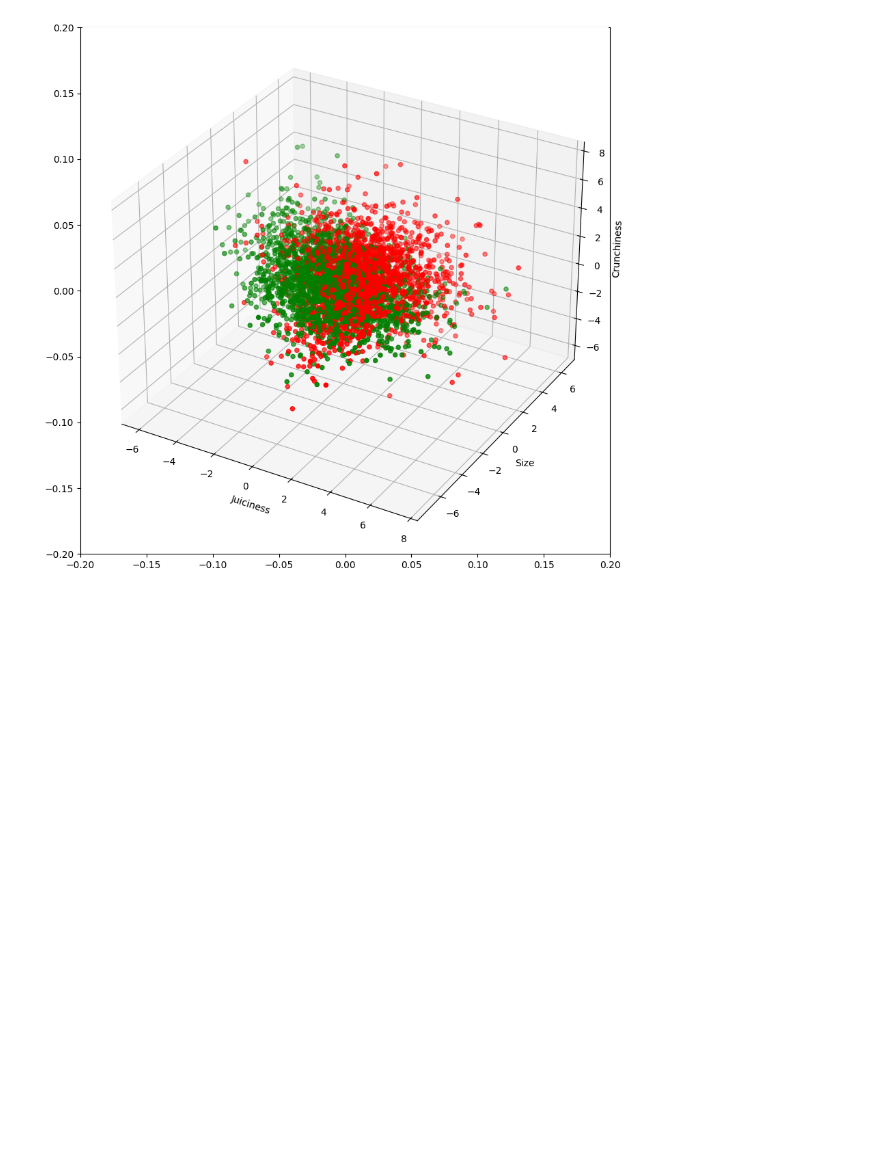
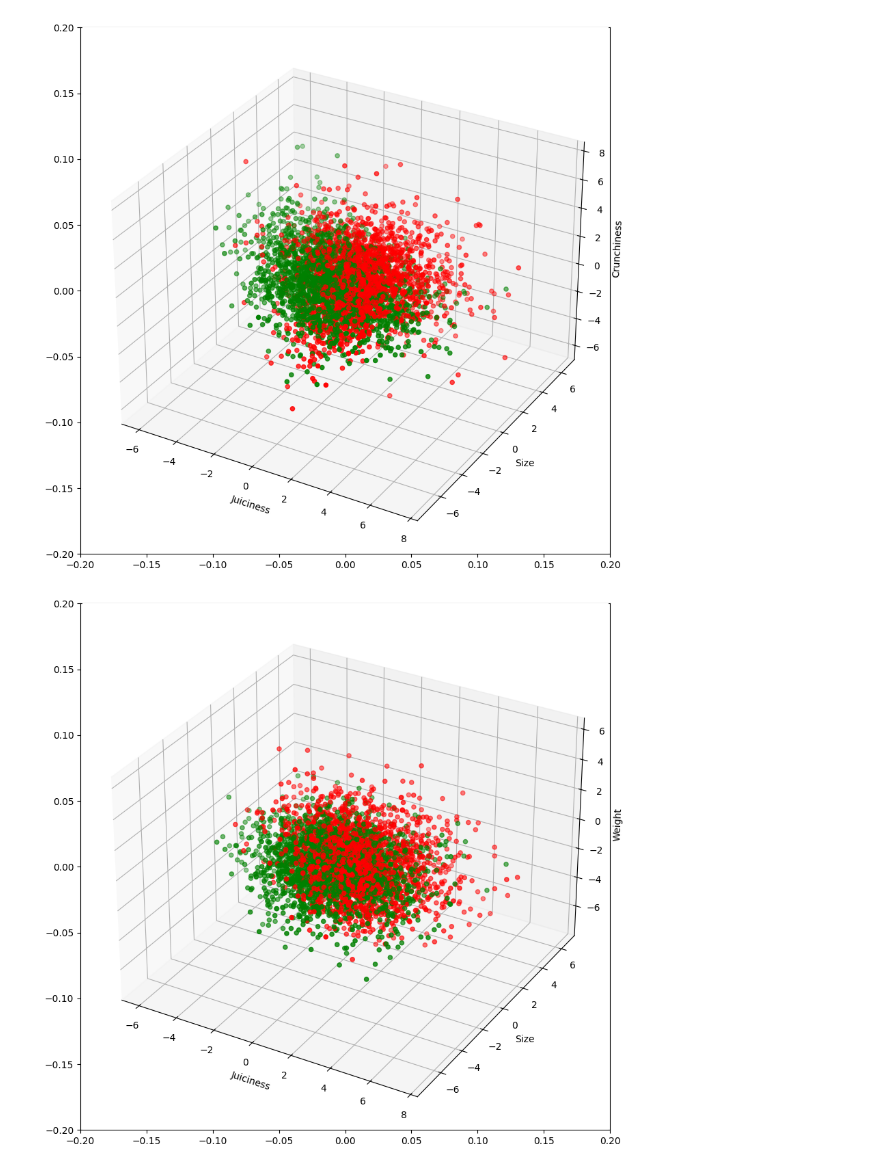
Before and after one commit to hchulvej/MachineLearning, a Jupyter notebook: Apples_dataset.ipynb, the cells around one changed output. Cells and saved outputs as stored; diff of their text form; code cells hidden in the pictures; blank space fills up the shorter version.

```diff
--- a/Apples_dataset.ipynb
+++ b/Apples_dataset.ipynb
@@ -219,3 +219,17 @@ ax.set_zlabel('Crunchiness')
 plt.show()
 # %% [output]
 [figure]
+# %%
+def scatter_3d(cat1, cat2, cat3):
+    fig = plt.figure(figsize=(10,10))
+    plt.margins(x=1.5, y=1.5)
+    ax = fig.add_subplot(projection='3d')
+    ax.scatter(df[cat1], df[cat2], df[cat3], c=colors)
+    ax.set_xlabel(cat1)
+    ax.set_ylabel(cat2)
+    ax.set_zlabel(cat3)
+    plt.show()
+# %%
+scatter_3d("Juiciness", "Size", "Weight")
+# %% [output]
+[figure, added]
```
Also changed, not shown: parts of 6 cells of this notebook, 2 other files.
